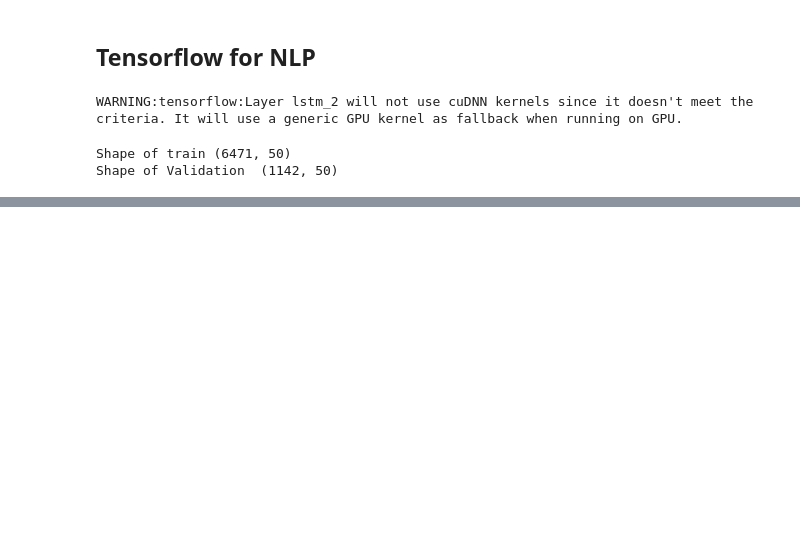
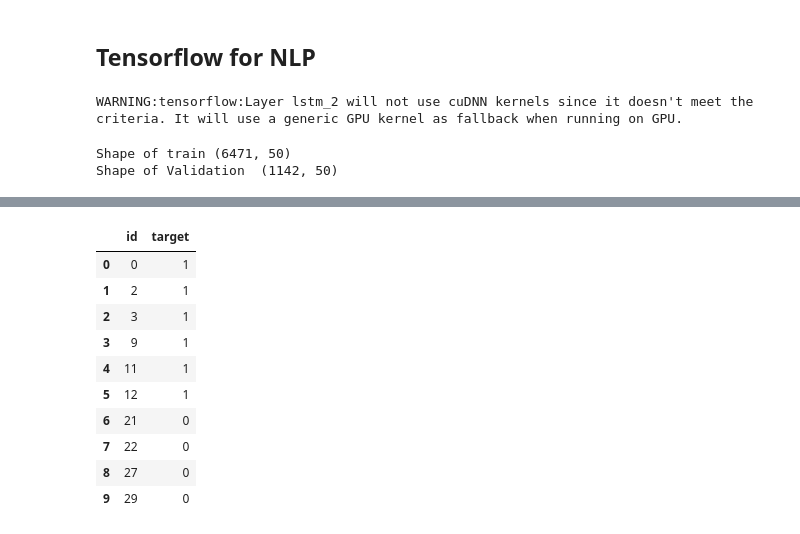
Before and after one commit to rafaelmgr12/ds-projects, a Jupyter notebook: NLP-Twitter/NLP_Tweet.ipynb, the cells around one changed output, grey strips where cells are left out. Cells and saved outputs as stored; diff of their text form; code cells hidden in the pictures; blank space fills up the shorter version.

Commit message:
BERT Implent

```diff
--- a/NLP-Twitter/NLP_Tweet.ipynb
+++ b/NLP-Twitter/NLP_Tweet.ipynb
@@ -564,0 +1024,8 @@ sub.to_csv('submission.csv',index=False)
+# %%
+# Encode the text into tokens, masks, and segment flags
+train_input = bert_encode(train.text.values, tokenizer, max_len=160)
+test_input = bert_encode(test.text.values, tokenizer, max_len=160)
+train_labels = train.target.values
+# %%
+model_BERT = build_model(bert_layer, max_len=160)
+model_BERT.summary()
@@ -564,0 +1050,11 @@ sub.to_csv('submission.csv',index=False)
+# %%
+# Train BERT model with my tuning
+checkpoint = ModelCheckpoint('model_BERT.h5', monitor='val_loss', save_best_only=True)
+
+train_history = model_BERT.fit(
+    train_input, train_labels,
+    validation_split = valid,
+    epochs = epochs_num, # recomended 3-5 epochs
+    callbacks=[checkpoint],
+    batch_size = batch_size_num
+)
@@ -564,0 +1072,6 @@ sub.to_csv('submission.csv',index=False)
+# %%
+# Thanks to https://www.kaggle.com/xhlulu/disaster-nlp-keras-bert-using-tfhub
+# Prediction by BERT model with my tuning
+model_BERT.load_weights('model_BERT.h5')
+test_pred_BERT = model_BERT.predict(test_input)
+test_pred_BERT_int = test_pred_BERT.round().astype('int')
@@ -564,0 +1081,15 @@ sub.to_csv('submission.csv',index=False)
+# %%
+sub['target'] = test_pred_BERT_int
+sub.head(10)
+# %% [output]
+|  | id | target |
+| 0 | 0 | 1 |
+| 1 | 2 | 1 |
+| 2 | 3 | 1 |
+| 3 | 9 | 1 |
+| 4 | 11 | 1 |
+| 5 | 12 | 1 |
+| 6 | 21 | 0 |
+| 7 | 22 | 0 |
+| 8 | 27 | 0 |
+| 9 | 29 | 0 |
```
Also changed, not shown: parts of 33 cells of this notebook.
